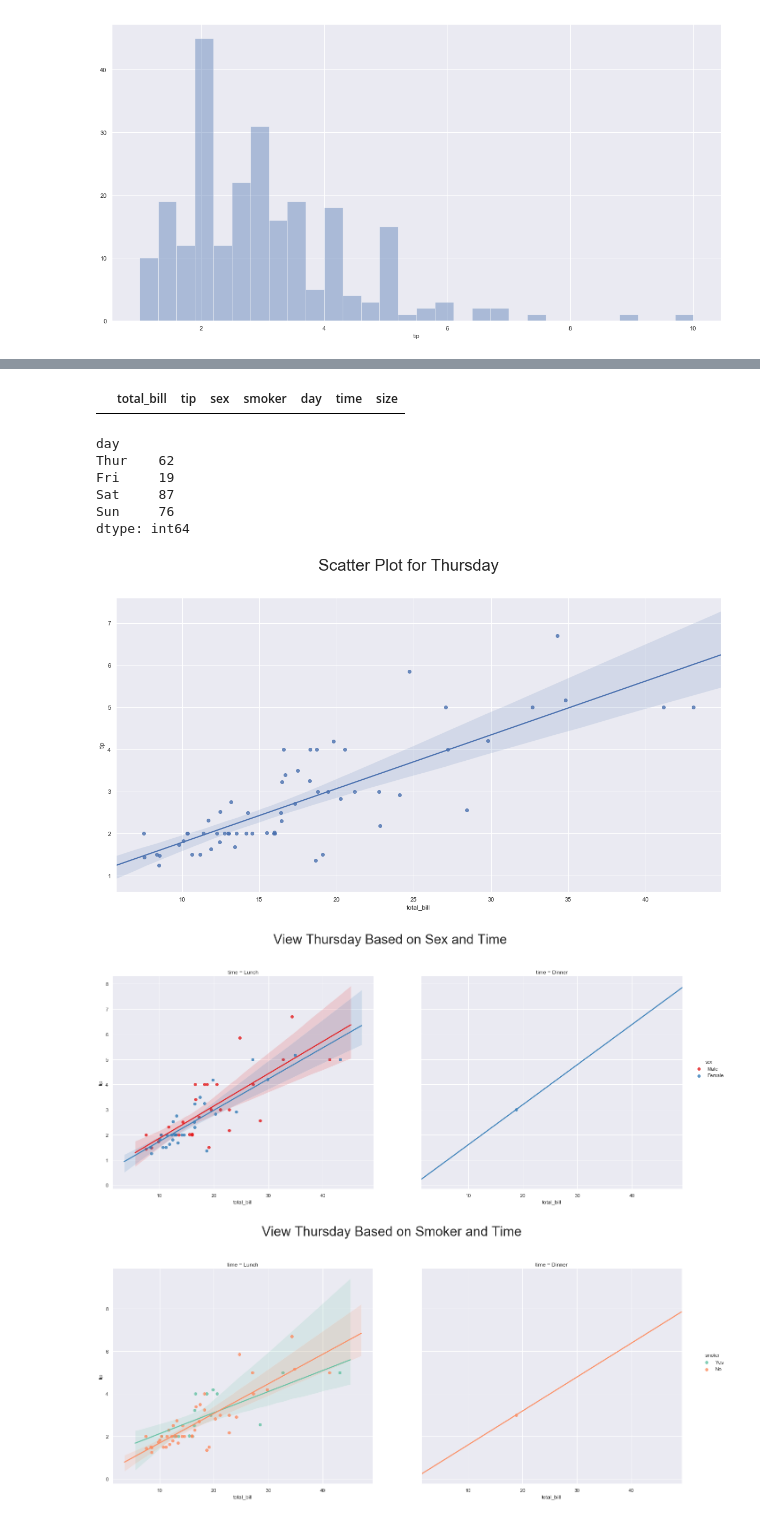
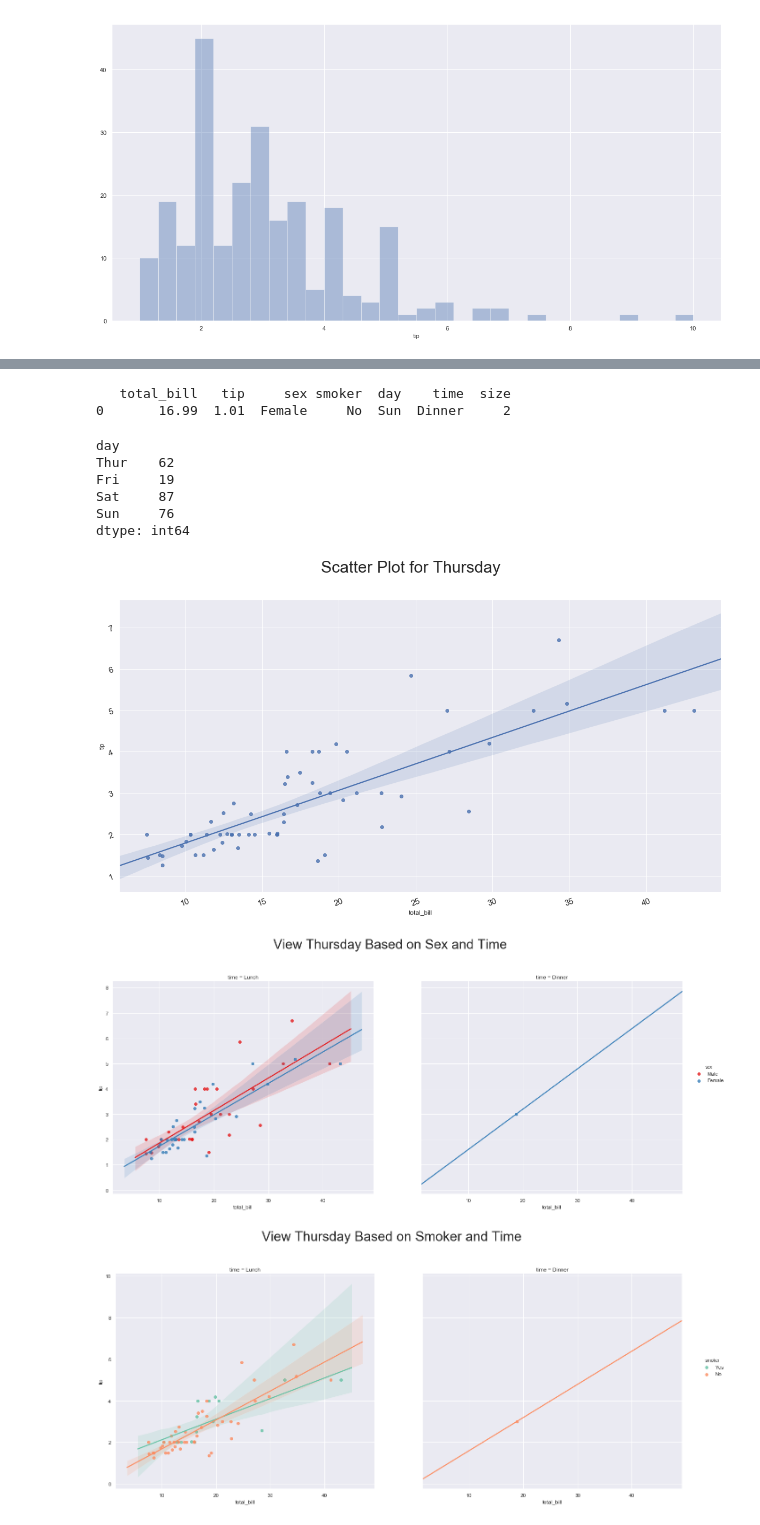
Before and after one commit to richardfeeney7/Fundamentals-Project, a Jupyter notebook: Fundamentals-Project 2019.ipynb, the cells around one changed output, grey strips where cells are left out. Cells and saved outputs as stored; diff of their text form; code cells hidden in the pictures.

Commit message:
Plots to see diff days

```diff
--- a/Fundamentals-Project 2019.ipynb
+++ b/Fundamentals-Project 2019.ipynb
@@ -315,9 +385,10 @@ _How the relationship changes between these two variables change when we add a t
 ### Thursday :
 # %%
 # Refresh what the column headings are
-tips.head(0) # View the first two rows of the dataset
+print(tips.head(1)) # View the first two rows of the dataset
 # %% [output]
-|  | total_bill | tip | sex | smoker | day | time | size |
+   total_bill   tip     sex smoker  day    time  size
+0       16.99  1.01  Female     No  Sun  Dinner     2
 # %%
 # See how many people attended on Thursday.
 # tips.loc[tips["day"]=="Fri"].sum  - Returns too much information.
@@ -333,36 +404,41 @@ dtype: int64
 # %%
 # Pull data on different days, plot one by one and investigate
 thur= tips [tips ['day'] == "Thur"]
-fri = tips [tips ['day'] == "Fri"]
 sat = tips [tips ['day'] == "Sat"]
 sun = tips [tips ['day'] == "Sun"]
 
 # Plot Thursday
 
 plt.suptitle("Scatter Plot for Thursday", fontsize = 30) # Add Title
 plt.xlabel("Total_Bill")               # Add Label
 plt.ylabel("Tip")                      # Add Label
+plt.xticks(fontsize=15, rotation=20)
+plt.yticks(fontsize=15, rotation=20)
 
 x1 = thur.iloc[:,1] # Use Column 1 (tip)
 y1 = thur.iloc[:,0] # Use column 0 (total_bill)
 
 thursday = sns.regplot(y1,x1)
 
 
 
 ## Linear regression using lmplot
 
 # lmplot to view data on thursday based on sex and time
 sns.lmplot(x="total_bill", y="tip", hue ="sex", data=thur, col="time", palette="Set1", height=10,
-           aspect=1).fig.suptitle("View Thursday Based on Sex and Time ", fontsize=30)
+           aspect=1).fig.suptitle("View Thursday Based on Sex and Time ",fontsize=30)
 plt.tight_layout(8) # Add space between plots
 
 # lmplot to view data on thursday based on smoker and time
 sns.lmplot(x="total_bill", y="tip", hue ="smoker", data=thur, col="time", palette="Set2", height=10,
            aspect=1).fig.suptitle("View Thursday Based on Smoker and Time", fontsize=30)
 plt.tight_layout(8) # Add space between plots
+
+
+
+plt.show()
 # %% [output]
-[figure, old version]
+[figure, new version]
 [figure]
 [figure]
 # %%
```
Also changed, not shown: parts of 44 cells of this notebook, 1 other file.
